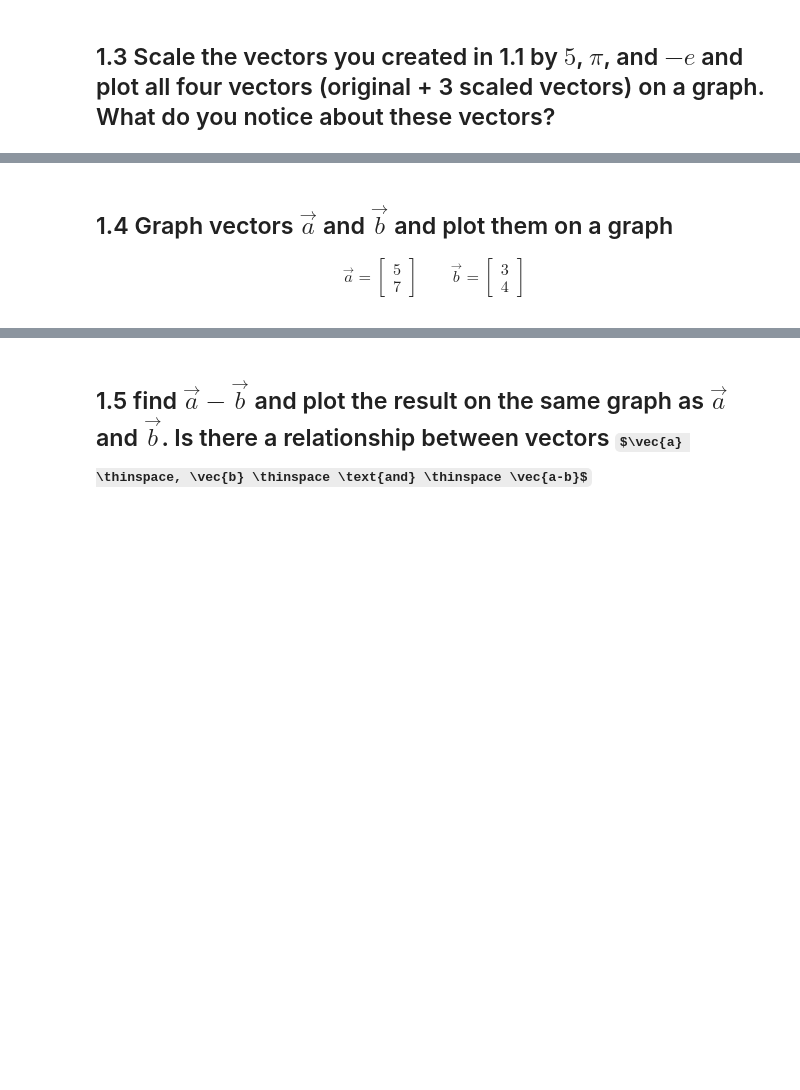
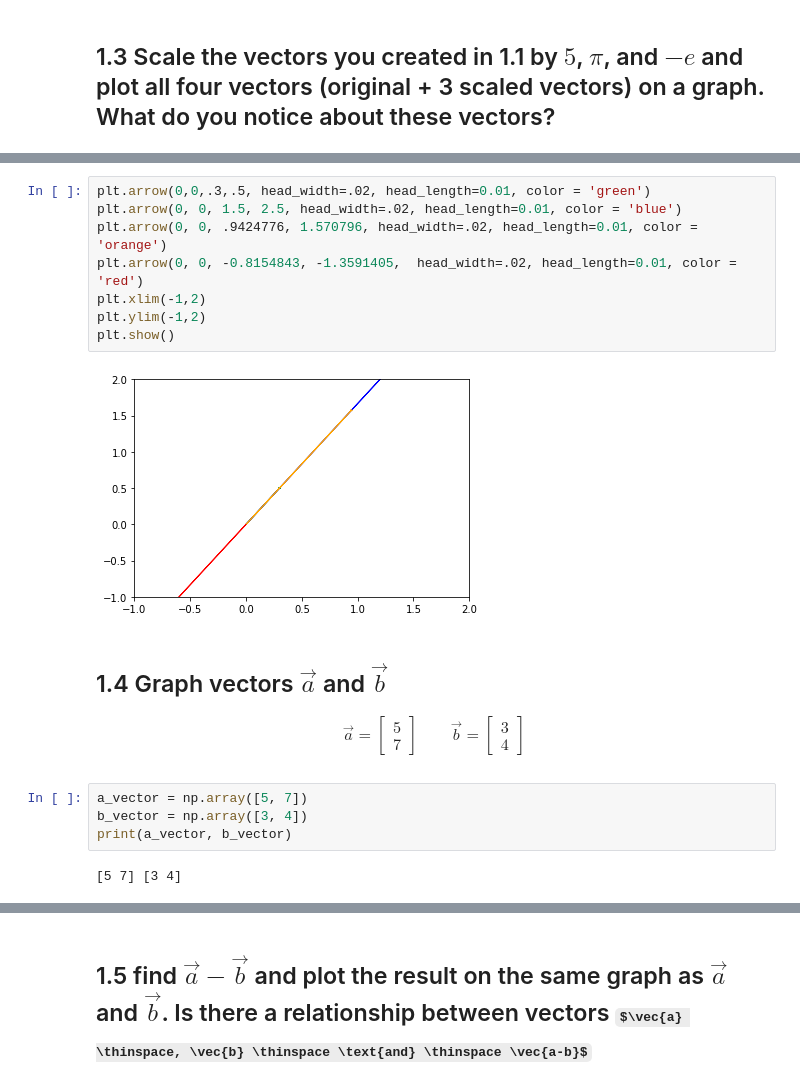
Before and after one commit to bloominstituteoftechnology/DS-Unit-1-Sprint-4-Linear-Algebra, a Jupyter notebook: Linear_Algebra_Assignment.ipynb, the cells around one changed output, grey strips where cells are left out. Drawn from its saved outputs; the diff is of its cells as text; some formulas as TeX source; blank space fills up the shorter version.

```diff
--- a/Linear_Algebra_Assignment.ipynb
+++ b/Linear_Algebra_Assignment.ipynb
@@ -13,8 +66,24 @@ For the questions below it is not sufficient to simply provide answer to the que
+# %%
+plt.arrow(0,0,.3,.5, head_width=.02, head_length=0.01, color = 'green')
+plt.arrow(0, 0, 1.5, 2.5, head_width=.02, head_length=0.01, color = 'blue')
+plt.arrow(0, 0, .9424776, 1.570796, head_width=.02, head_length=0.01, color = 'orange')
+plt.arrow(0, 0, -0.8154843, -1.3591405,  head_width=.02, head_length=0.01, color = 'red')
+plt.xlim(-1,2)
+plt.ylim(-1,2)
+plt.show()
+# %% [output]
+[figure, added]
 # %% [markdown]
-## 1.4 Graph vectors $\vec{a}$ and $\vec{b}$ and plot them on a graph
+## 1.4 Graph vectors $\vec{a}$ and $\vec{b}$
 
 \begin{align}
 \vec{a} = \begin{bmatrix} 5 \\ 7 \end{bmatrix}
 \qquad
 \vec{b} = \begin{bmatrix} 3 \\4 \end{bmatrix}
 \end{align}
+# %%
+a_vector = np.array([5, 7])
+b_vector = np.array([3, 4])
+print(a_vector, b_vector)
+# %% [output]
+[5 7] [3 4]
```
Also changed, not shown: parts of 55 cells of this notebook.
